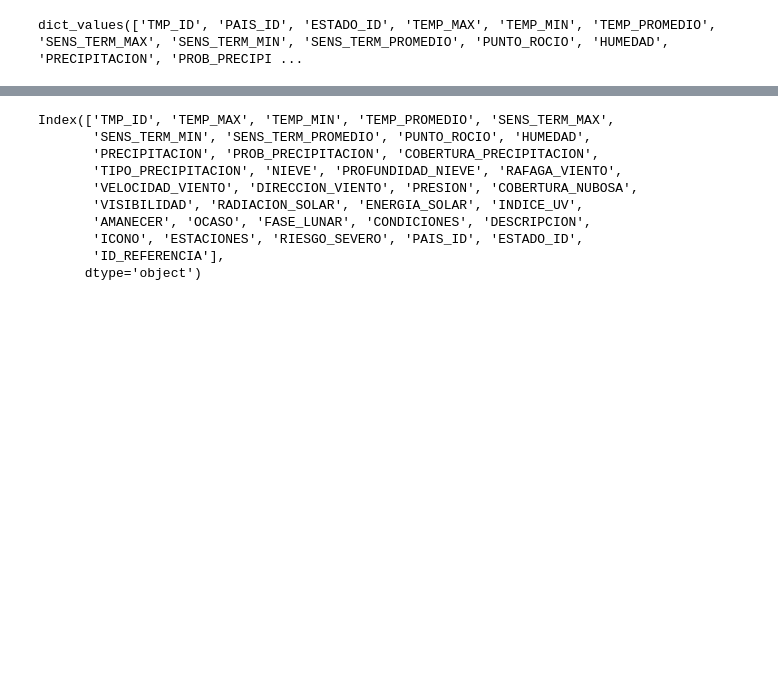
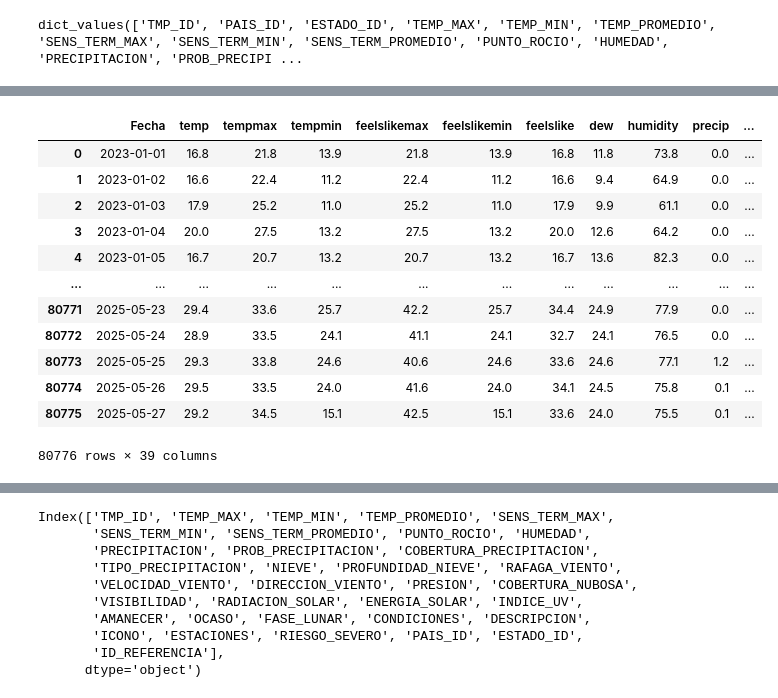
Before and after one commit to ELSILVAGM/API_Weather, a Jupyter notebook: ActualizacionClimaInternacional 1.ipynb, the cells around one changed output, grey strips where cells are left out. Cells and saved outputs as stored; diff of their text form; code cells hidden in the pictures; blank space fills up the shorter version.

```diff
--- a/ActualizacionClimaInternacional 1.ipynb
+++ b/ActualizacionClimaInternacional 1.ipynb
@@ -717,18 +844,34 @@ dict_values(['TMP_ID', 'PAIS_ID', 'ESTADO_ID', 'TEMP_MAX', 'TEMP_MIN', 'TEMP_PRO
 # %%
 import pandas as pd
 
 # Ruta al archivo JSON
-ruta_archivo = r"C:\Users\elsilva\Downloads\18.46633, -66.10572 2023-01-01 to 2025-05-05.csv"
+ruta_archivo = r"C:\Users\elsilva\OneDrive - genommalabinternacional\Procesada_Hist_Clima_Internacional_2023_2025.csv"
 
 # Leer el archivo JSON línea por línea y convertirlo a un DataFrame de Pandas
 df = pd.read_csv(ruta_archivo)
-df['datetime'] = pd.to_datetime(df['datetime'], format='%d/%m/%Y').dt.strftime('%Y%m%d').astype(int)
-# Suponiendo que la columna se llama 'Coordenadas'
-#df[['LATITUD', 'LONGITUD']] = df['Location'].str.split(',', expand=True).astype(float)
 
-# Si quieres eliminar la columna original:
-df = df.drop(columns=['Location'])
+df['datetime'] = pd.to_datetime(df['Fecha'], format='%Y-%m-%d').dt.strftime('%Y%m%d').astype(int)
+# # Suponiendo que la columna se llama 'Coordenadas'
+df[['LATITUD', 'LONGITUD']] = df['Locacion'].str.split(',', expand=True).astype(float)
+
+# # Si quieres eliminar la columna original:
+df = df.drop(columns=['Locacion'])
 
 # # Mostrar las primeras filas del DataFrame
 # df = df.sort_values(by=['datetime']) #.to_csv(r'C:\Users\elsilva\Documents\FEB\datos_clima.csv')
 # df = homologar_columnas(df)
+df
+# %% [output]
+|  | Fecha | temp | tempmax | tempmin | feelslikemax | feelslikemin | feelslike | dew | humidity | precip | ... |
+| 0 | 2023-01-01 | 16.8 | 21.8 | 13.9 | 21.8 | 13.9 | 16.8 | 11.8 | 73.8 | 0.0 | ... |
+| 1 | 2023-01-02 | 16.6 | 22.4 | 11.2 | 22.4 | 11.2 | 16.6 | 9.4 | 64.9 | 0.0 | ... |
+| 2 | 2023-01-03 | 17.9 | 25.2 | 11.0 | 25.2 | 11.0 | 17.9 | 9.9 | 61.1 | 0.0 | ... |
+| 3 | 2023-01-04 | 20.0 | 27.5 | 13.2 | 27.5 | 13.2 | 20.0 | 12.6 | 64.2 | 0.0 | ... |
+| 4 | 2023-01-05 | 16.7 | 20.7 | 13.2 | 20.7 | 13.2 | 16.7 | 13.6 | 82.3 | 0.0 | ... |
+| ... | ... | ... | ... | ... | ... | ... | ... | ... | ... | ... | ... |
+| 80771 | 2025-05-23 | 29.4 | 33.6 | 25.7 | 42.2 | 25.7 | 34.4 | 24.9 | 77.9 | 0.0 | ... |
+| 80772 | 2025-05-24 | 28.9 | 33.5 | 24.1 | 41.1 | 24.1 | 32.7 | 24.1 | 76.5 | 0.0 | ... |
+| 80773 | 2025-05-25 | 29.3 | 33.8 | 24.6 | 40.6 | 24.6 | 33.6 | 24.6 | 77.1 | 1.2 | ... |
+| 80774 | 2025-05-26 | 29.5 | 33.5 | 24.0 | 41.6 | 24.0 | 34.1 | 24.5 | 75.8 | 0.1 | ... |
+| 80775 | 2025-05-27 | 29.2 | 34.5 | 15.1 | 42.5 | 15.1 | 33.6 | 24.0 | 75.5 | 0.1 | ... |
+80776 rows × 39 columns
```
Also changed, not shown: parts of 18 cells of this notebook.
